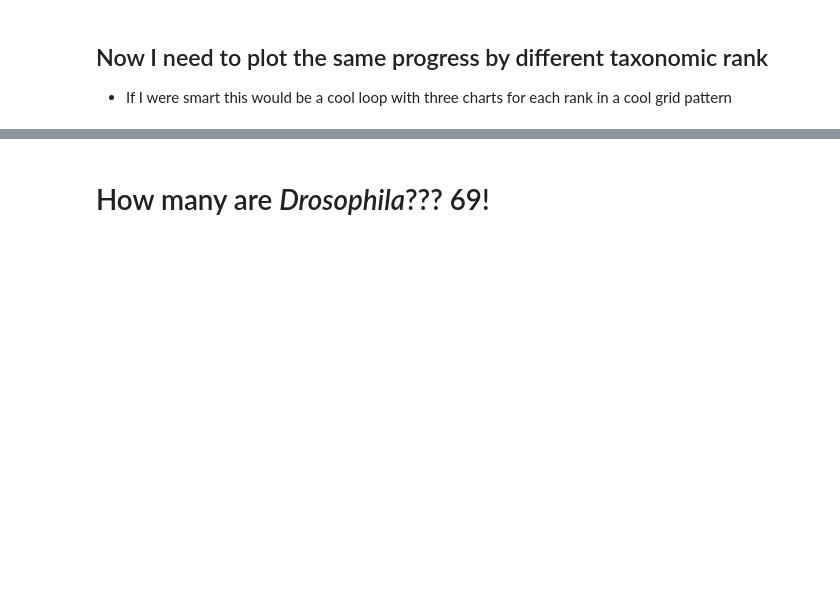
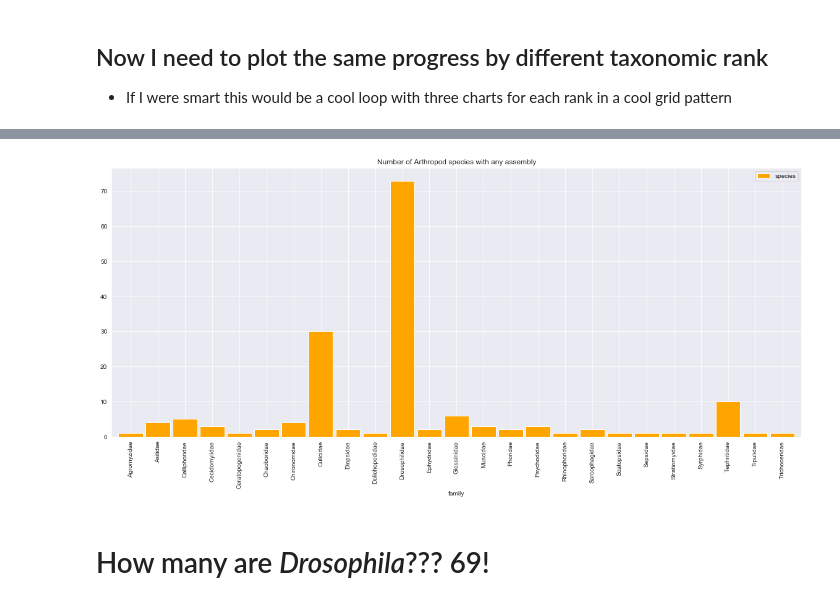
Before and after one commit to molikd/SearchPrioritize, a Jupyter notebook: Scrape NCBI for vector genomes!.ipynb, the cells around one changed output, grey strips where cells are left out. Cells and saved outputs as stored; diff of their text form; code cells hidden in the pictures; blank space fills up the shorter version.

```diff
--- a/Scrape NCBI for vector genomes!.ipynb
+++ b/Scrape NCBI for vector genomes!.ipynb
@@ -714,7 +784,9 @@ plt.savefig('NCBI_Genome_stats_images/Any_arthropod_assembly_by_order.png')
 # %%
 df_species_any_seq_in_each_class = pd.pivot_table(data=df_sorted_no_dups[df_sorted_no_dups['order']=='Diptera'], index='family', values='species', aggfunc=lambda x: len(x.unique()), fill_value=0)
-df_species_any_seq_in_each_class.plot(y='species', kind='bar', width=0.9, color='orange', title='Number of Arthropod species with any assembly', figsize=(30,8))
+df_species_any_seq_in_each_class.plot(y='species', kind='bar', width=0.9, color='orange', title='Number of Arthropod species with any assembly', figsize=(20,8))
 plt.savefig('NCBI_Genome_stats_images/Any_diptera_assembly_by_family.png')
+# %% [output]
+[figure, added]
 # %% [markdown]
 # How many are _Drosophila_??? 69!
 # %%
```
Also changed, not shown: parts of 11 cells of this notebook, 15 other files.
